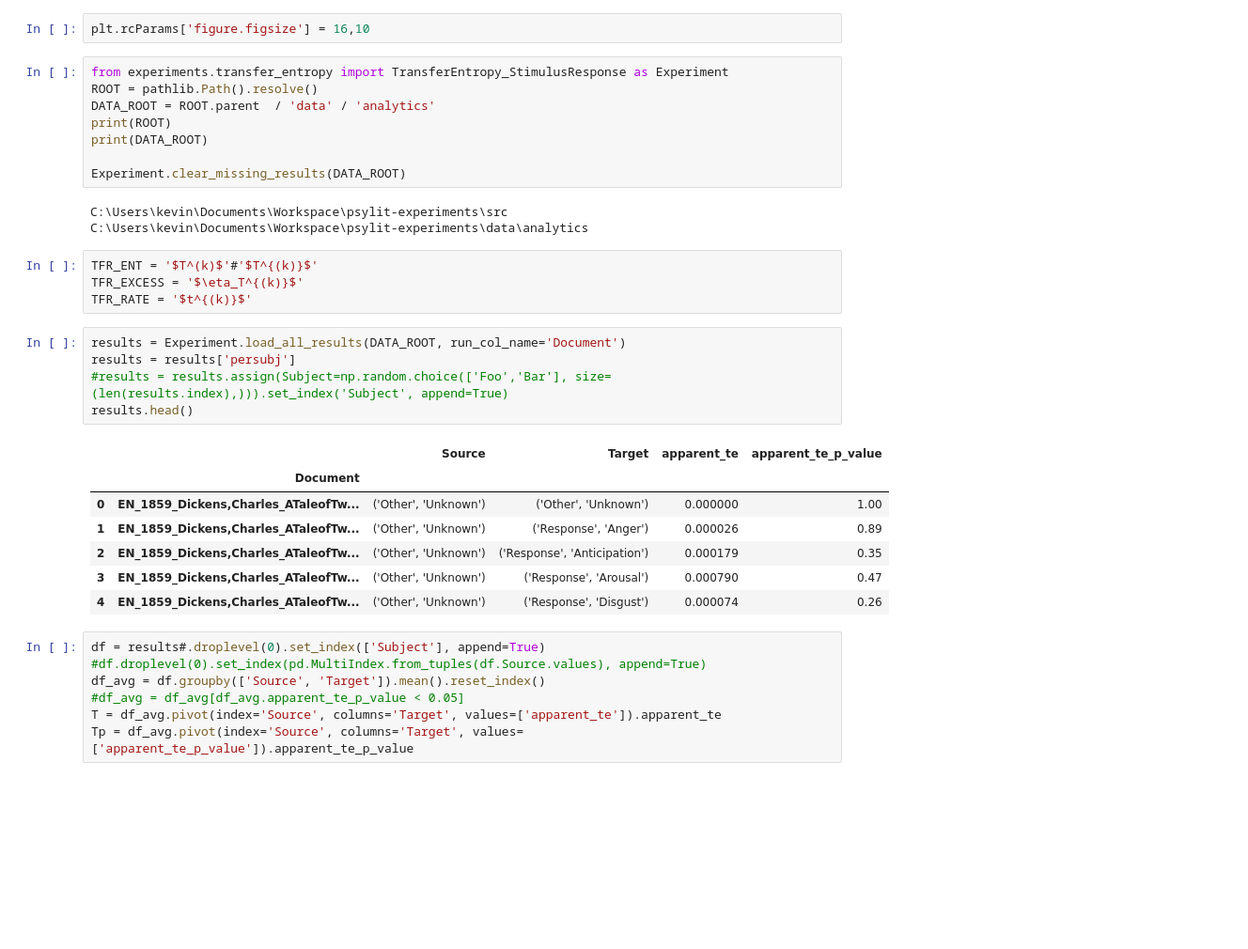
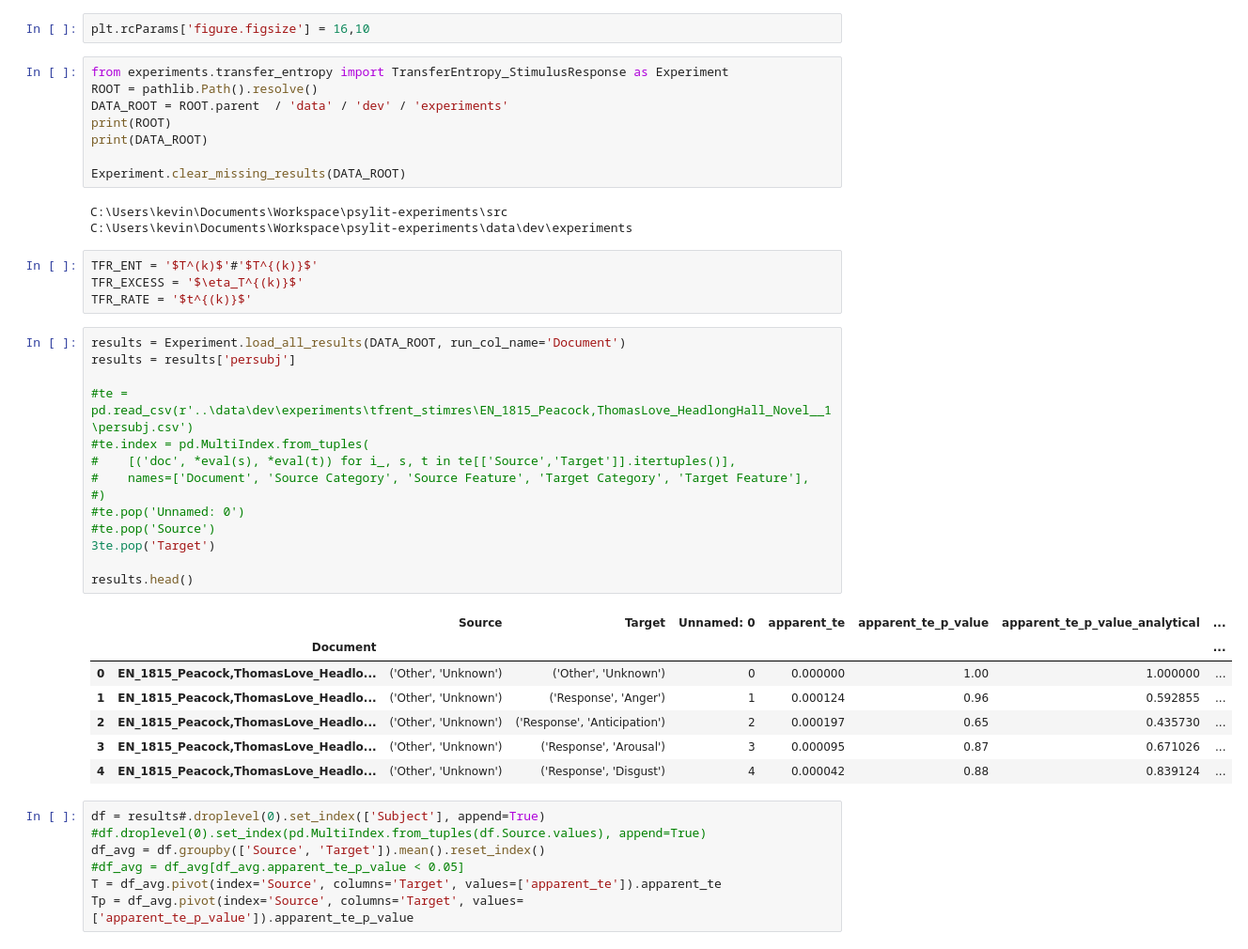
Before and after one commit to kjaquier/psylit-experiments, a Jupyter notebook: notebooks/dev/cascades-transfer-entropy.ipynb, the cells around one changed output. Shown at 94% size. Cells and saved outputs as stored; diff of their text form; blank space fills up the shorter version.

Commit message:
Intermediate experiment for stimulus response

```diff
--- a/notebooks/dev/cascades-transfer-entropy.ipynb
+++ b/notebooks/dev/cascades-transfer-entropy.ipynb
@@ -47,31 +47,40 @@ plt.rcParams['figure.figsize'] = 16,10
 # %%
 from experiments.transfer_entropy import TransferEntropy_StimulusResponse as Experiment
 ROOT = pathlib.Path().resolve()
-DATA_ROOT = ROOT.parent  / 'data' / 'analytics'
+DATA_ROOT = ROOT.parent  / 'data' / 'dev' / 'experiments'
 print(ROOT)
 print(DATA_ROOT)
 
 Experiment.clear_missing_results(DATA_ROOT)
 # %% [output]
 C:\Users\kevin\Documents\Workspace\psylit-experiments\src
-C:\Users\kevin\Documents\Workspace\psylit-experiments\data\analytics
+C:\Users\kevin\Documents\Workspace\psylit-experiments\data\dev\experiments
 # %%
 TFR_ENT = '$T^(k)$'#'$T^{(k)}$'
 TFR_EXCESS = '$\eta_T^{(k)}$'
 TFR_RATE = '$t^{(k)}$'
-# %%
-results = Experiment.load_all_results(DATA_ROOT, run_col_name='Document')
-results = results['persubj']
-#results = results.assign(Subject=np.random.choice(['Foo','Bar'], size=(len(results.index),))).set_index('Subject', append=True)
-results.head()
-# %% [output]
-|  |  | Source | Target | apparent_te | apparent_te_p_value |
-|  | Document |  |  |  |  |
-| 0 | EN_1859_Dickens,Charles_ATaleofTw... | ('Other', 'Unknown') | ('Other', 'Unknown') | 0.000000 | 1.00 |
-| 1 | EN_1859_Dickens,Charles_ATaleofTw... | ('Other', 'Unknown') | ('Response', 'Anger') | 0.000026 | 0.89 |
-| 2 | EN_1859_Dickens,Charles_ATaleofTw... | ('Other', 'Unknown') | ('Response', 'Anticipation') | 0.000179 | 0.35 |
-| 3 | EN_1859_Dickens,Charles_ATaleofTw... | ('Other', 'Unknown') | ('Response', 'Arousal') | 0.000790 | 0.47 |
-| 4 | EN_1859_Dickens,Charles_ATaleofTw... | ('Other', 'Unknown') | ('Response', 'Disgust') | 0.000074 | 0.26 |
+# %%
+results = Experiment.load_all_results(DATA_ROOT, run_col_name='Document')
+results = results['persubj']
+
+#te = pd.read_csv(r'..\data\dev\experiments\tfrent_stimres\EN_1815_Peacock,ThomasLove_HeadlongHall_Novel__1\persubj.csv')
+#te.index = pd.MultiIndex.from_tuples(
+#    [('doc', *eval(s), *eval(t)) for i_, s, t in te[['Source','Target']].itertuples()],
+#    names=['Document', 'Source Category', 'Source Feature', 'Target Category', 'Target Feature'],
+#)
+#te.pop('Unnamed: 0')
+#te.pop('Source')
+3te.pop('Target')
+
+results.head()
+# %% [output]
+|  |  | Source | Target | Unnamed: 0 | apparent_te | apparent_te_p_value | apparent_te_p_value_analytical | ... |
+|  | Document |  |  |  |  |  |  | ... |
+| 0 | EN_1815_Peacock,ThomasLove_Headlo... | ('Other', 'Unknown') | ('Other', 'Unknown') | 0 | 0.000000 | 1.00 | 1.000000 | ... |
+| 1 | EN_1815_Peacock,ThomasLove_Headlo... | ('Other', 'Unknown') | ('Response', 'Anger') | 1 | 0.000124 | 0.96 | 0.592855 | ... |
+| 2 | EN_1815_Peacock,ThomasLove_Headlo... | ('Other', 'Unknown') | ('Response', 'Anticipation') | 2 | 0.000197 | 0.65 | 0.435730 | ... |
+| 3 | EN_1815_Peacock,ThomasLove_Headlo... | ('Other', 'Unknown') | ('Response', 'Arousal') | 3 | 0.000095 | 0.87 | 0.671026 | ... |
+| 4 | EN_1815_Peacock,ThomasLove_Headlo... | ('Other', 'Unknown') | ('Response', 'Disgust') | 4 | 0.000042 | 0.88 | 0.839124 | ... |
 # %%
 df = results#.droplevel(0).set_index(['Subject'], append=True)
 #df.droplevel(0).set_index(pd.MultiIndex.from_tuples(df.Source.values), append=True)
```
Also changed, not shown: parts of 1 cell of this notebook, 9 other files.
